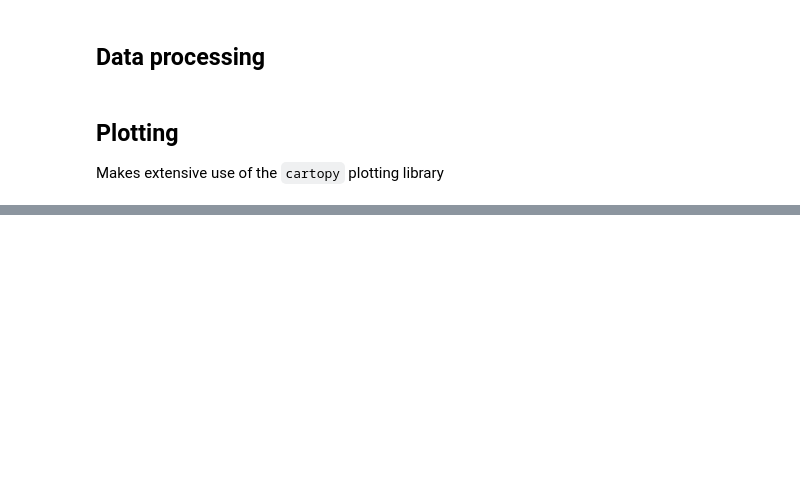
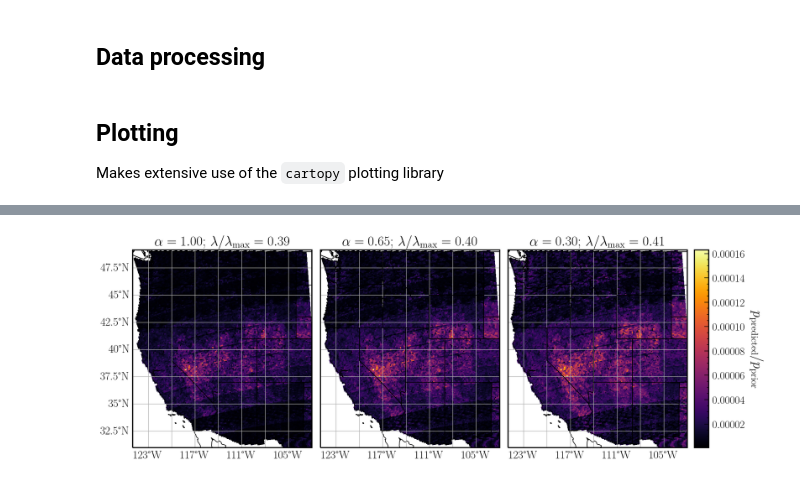
Before and after one commit to Gabriel-P-Langlois/maxent-paper-wildfire, a Jupyter notebook: src/python_scripts/prob_plot_script.ipynb, the cells around one changed output, grey strips where cells are left out. Cells and saved outputs as stored; diff of their text form; code cells hidden in the pictures; blank space fills up the shorter version.

```diff
--- a/src/python_scripts/prob_plot_script.ipynb
+++ b/src/python_scripts/prob_plot_script.ipynb
@@ -85,13 +222,7 @@ def coord_transform(coord_a, coord_b, input_crs= 'WGS84', output_crs= 'EPSG:5070
     #function to convert coordinates between different reference systems with a little help from pyproj.Transformer
     #custom crs i/o with https://gis.stackexchange.com/questions/427786/pyproj-and-a-custom-crs
 
-    crs_4326 = CRS("WGS84")
-    crs_proj = CRS(output_crs)
-
-    if input_crs != 'WGS84':
-        transformer= Transformer.from_crs(crs_proj, crs_4326) #ESRI:54008
-    else:
-        transformer= Transformer.from_crs(crs_4326, crs_proj)
+    transformer= Transformer.from_crs(input_crs, output_crs, always_xy= True)
 
     # we add another if-else loop to account for differences in input size: for different sizes, we first construct a meshgrid,
     # before transforming coordinates. Thus, the output types will differ depending on the input.
@@ -177,0 +366,77 @@ ax0.set_title(r'$\rm{Predicted}$', fontsize= 22);
+# %%
+extent = [-125, -102, 31, 49]
+central_lon = np.mean(extent[:2])
+central_lat = np.mean(extent[2:])
+#colors= np.random.rand(14)
+
+fig= plt.figure(figsize=(16, 8))
+gs = fig.add_gridspec(2, 6)
+
+ax= fig.add_subplot(gs[0:2, 0:2], projection=ccrs.PlateCarree())
+ax.set_extent(extent);
+ax.add_feature(cfeature.LAND, edgecolor='black', facecolor= 'white');
+ax.add_feature(cfeature.STATES, edgecolor='black');
+
+min_path= 0.01
+quad_features= 0
+tindx= 3
+tval_arr, lambda_arr= init_masked_pred_prob_df_func(alpha= 1, min_path= min_path, quad_features= quad_features, sav_flag= False)
+CS= ax.pcolormesh(lat_long_fire_grid[0], lat_long_fire_grid[1], init_pred_prob_xarr(alpha= 1, min_path= min_path, quad_features= quad_features, \
+                                                                tval_arr= tval_arr, tindx= tindx).mean(axis= 0, skipna= False)/prior_xarr.mean(axis= 0), cmap=plt.cm.inferno) #prior_xarr.mean(axis= 0, skipna= False)
+ax.set_title(r'$\alpha= %.2f$'%(1.0) + r'; $ \lambda/\lambda_{\rm max} =%.2f$'%(lambda_arr[tval_arr[tindx]]/np.max(lambda_arr)), fontsize= 22);
+
+gl= ax.gridlines(draw_labels=True);
+gl.xlabel_style = {'size': 18, 'color': 'black'}
+gl.ylabel_style = {'size': 18, 'color': 'black'}
+gl.top_labels = False
+gl.right_labels = False
+ax.set_aspect(1.4/1)
+
+fig.subplots_adjust(wspace= 0.1)
+
+ax0= fig.add_subplot(gs[0:2, 2:4], projection=ccrs.PlateCarree())
+ax0.set_extent(extent);
+ax0.add_feature(cfeature.LAND, edgecolor='black', facecolor= 'white');
+ax0.add_feature(cfeature.STATES, edgecolor='black', zorder= 10);
+
+gl0= ax0.gridlines(draw_labels=True);
+gl0.xlabel_style = {'size': 18, 'color': 'black'}
+gl0.ylabel_style = {'size': 18, 'color': 'black'}
+gl0.top_labels = False
+gl0.left_labels = False
+gl0.right_labels = False
+ax0.set_aspect(1.4/1)
+
+tval_arr0, lambda_arr0= init_masked_pred_prob_df_func(alpha= 0.65, min_path= min_path, quad_features= quad_features, sav_flag= False)
+CS0= ax0.pcolormesh(lat_long_fire_grid[0], lat_long_fire_grid[1], init_pred_prob_xarr(alpha= 0.65, min_path= min_path, quad_features= quad_features, \
+                                                                tval_arr= tval_arr0, tindx= tindx).mean(axis= 0, skipna= False)/prior_xarr.mean(axis= 0), cmap=plt.cm.inferno) #prior_xarr.mean(axis= 0, skipna= False)
+
+ax0.set_title(r'$\alpha= %.2f$'%(0.65) + r'; $ \lambda/\lambda_{\rm max} =%.2f$'%(lambda_arr0[tval_arr0[tindx]]/np.max(lambda_arr0)), fontsize= 22);
+
+fig.subplots_adjust(wspace= 0.1)
+
+ax1= fig.add_subplot(gs[0:2, 4:6], projection=ccrs.PlateCarree())
+ax1.set_extent(extent);
+ax1.add_feature(cfeature.LAND, edgecolor='black', facecolor= 'white');
+ax1.add_feature(cfeature.STATES, edgecolor='black', zorder= 10);
+
+gl1= ax1.gridlines(draw_labels=True);
+gl1.xlabel_style = {'size': 18, 'color': 'black'}
+gl1.ylabel_style = {'size': 18, 'color': 'black'}
+gl1.top_labels = False
+gl1.left_labels = False
+gl1.right_labels = False
+ax1.set_aspect(1.4/1)
+
+tval_arr1, lambda_arr1= init_masked_pred_prob_df_func(alpha= 0.3, min_path= min_path, quad_features= quad_features, sav_flag= False)
+CS1= ax1.pcolormesh(lat_long_fire_grid[0], lat_long_fire_grid[1], init_pred_prob_xarr(alpha= 0.3, min_path= min_path, quad_features= quad_features, \
+                                                                tval_arr= tval_arr1, tindx= tindx).mean(axis= 0, skipna= False)/prior_xarr.mean(axis= 0), cmap=plt.cm.inferno) #prior_xarr.mean(axis= 0, skipna= False)
+
+#CS= ax0.pcolormesh(lat_long_fire_grid[0], lat_long_fire_grid[1], pred_freq_xarr.mean(axis= 0)/prior_xarr.mean(axis= 0), cmap=plt.cm.inferno) # normalized fire probability summed over all months
+cax= fig.add_axes([ax1.get_position().x1+0.01,ax1.get_position().y0,0.02,ax1.get_position().height])
+cbar= fig.colorbar(CS1, cax= cax, shrink= 0.7)
+cbar.set_label(r'$p_{\rm predicted}/p_{\rm prior}$', labelpad= 30, rotation= 270, fontsize= 22)
+ax1.set_title(r'$\alpha= %.2f$'%(0.3) + r'; $ \lambda/\lambda_{\rm max} =%.2f$'%(lambda_arr1[tval_arr1[tindx]]/np.max(lambda_arr1)), fontsize= 22);
+#plt.savefig('../paper_plots/maxent_output_alpha_plt.png', bbox_inches='tight', dpi= 200);
+# %% [output]
+[figure, added]
```
Also changed, not shown: parts of 14 cells of this notebook.
